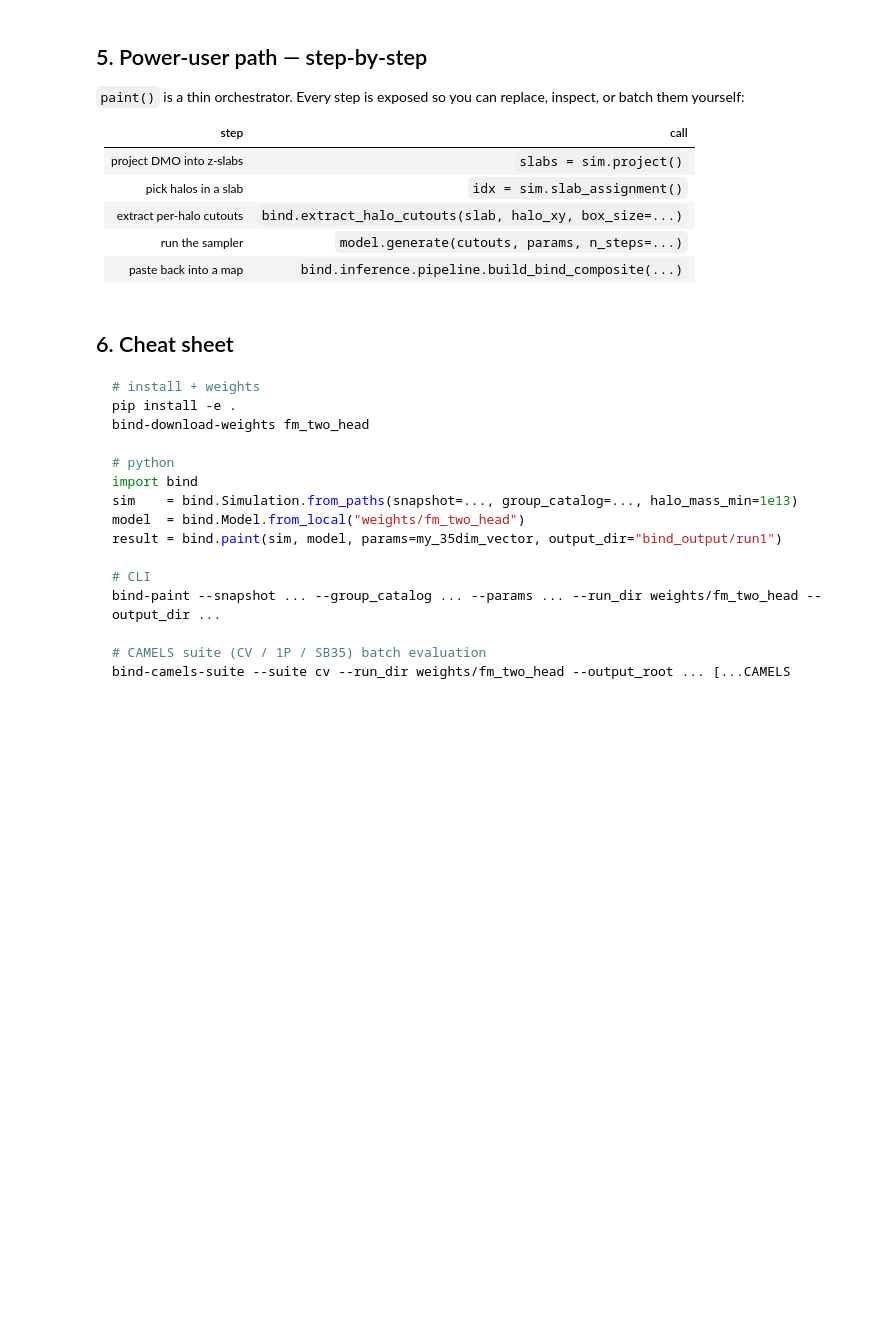
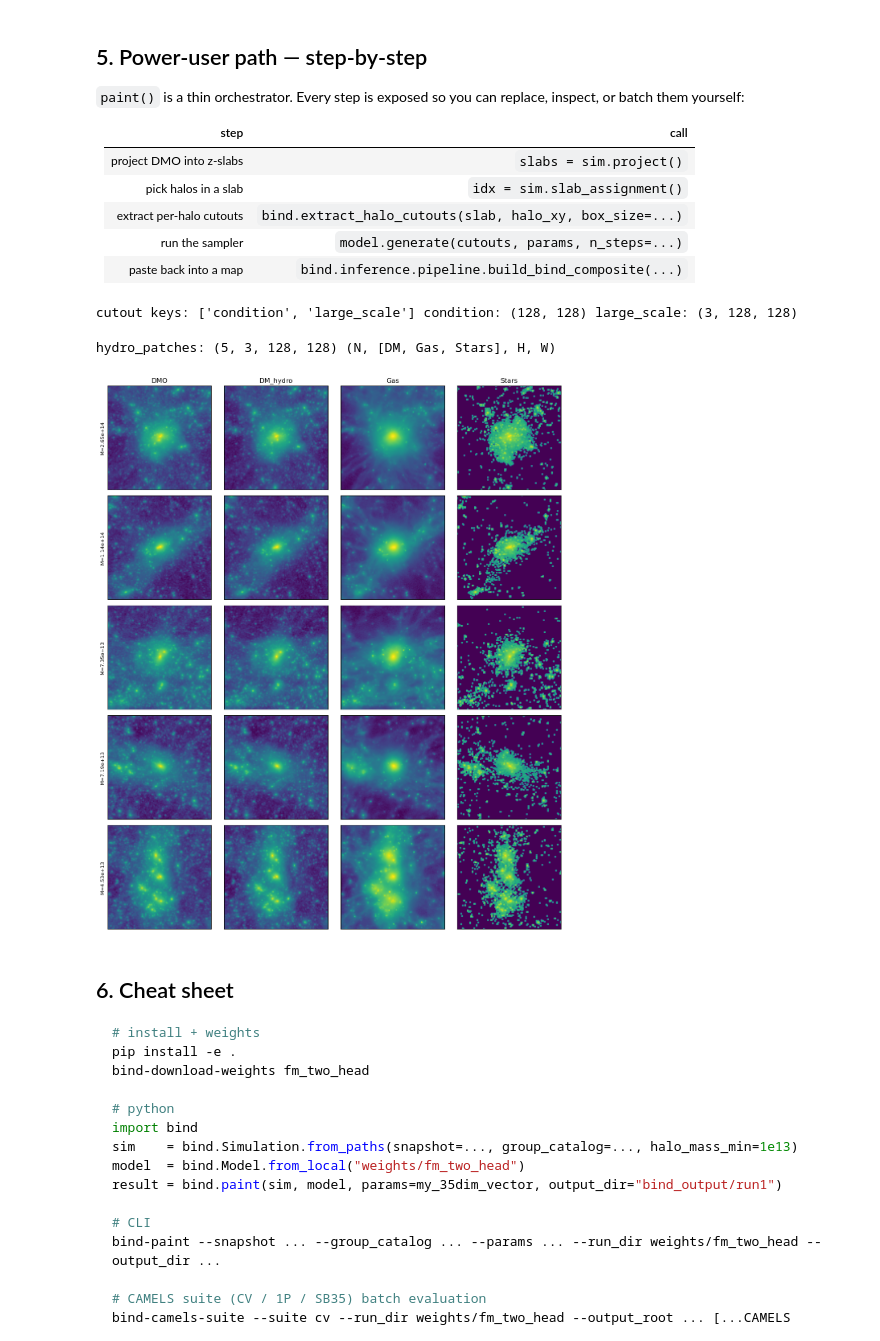
Before and after one commit to Maxelee/BIND, a Jupyter notebook: examples/paint_walkthrough.ipynb, the cells around one changed output. Saved outputs shown, nothing was run; the diff lists cells and outputs as text; code cells hidden in the pictures; blank space fills up the shorter version.

```diff
--- a/examples/paint_walkthrough.ipynb
+++ b/examples/paint_walkthrough.ipynb
@@ -128,5 +141,5 @@ weights/fm_two_head/
 
 Use `from_files(...)` if your paths don't match that convention.
 # %%
-model = bind.Model.from_local("weights/fm_two_head", device="auto")
+model = bind.Model.from_local("../weights/fm_two_head", device="auto")
 print(model)
@@ -201,23 +259,28 @@ print("cutout keys:", list(cutouts[0].keys()),
 
 hydro_patches = model.generate(cutouts, params, n_steps=50, batch_size=8)
 print("hydro_patches:", hydro_patches.shape, "(N, [DM, Gas, Stars], H, W)")
+# %% [output]
+cutout keys: ['condition', 'large_scale'] condition: (128, 128) large_scale: (3, 128, 128)
+hydro_patches: (5, 3, 128, 128) (N, [DM, Gas, Stars], H, W)
 # %%
 # Visualise the 5 most massive halos: DMO cutout vs generated hydro fields.
 fig, axes = plt.subplots(5, 4, figsize=(12, 14))
 for i in range(5):
     panels = [
-        cutouts[i]["condition"][0],   # DMO conditioning patch
+        cutouts[i]["condition"],      # DMO conditioning patch (H, W)
         hydro_patches[i, 0],          # DM_hydro
         hydro_patches[i, 1],          # Gas
         hydro_patches[i, 2],          # Stars
     ]
     titles = ["DMO", "DM_hydro", "Gas", "Stars"] if i == 0 else [None] * 4
     for ax, img, t in zip(axes[i], panels, titles):
         ax.imshow(np.log10(1 + np.maximum(img, 0)), origin="lower")
         if t: ax.set_title(t)
         ax.set_xticks([]); ax.set_yticks([])
     axes[i, 0].set_ylabel(f"M={sim.halo_masses[top5[i]]:.2e}", fontsize=9)
 plt.tight_layout(); plt.show()
+# %% [output]
+[figure, added]
 # %% [markdown]
 ## 6. Cheat sheet
 
```
Also changed, not shown: parts of 11 cells of this notebook, 18 other files.
